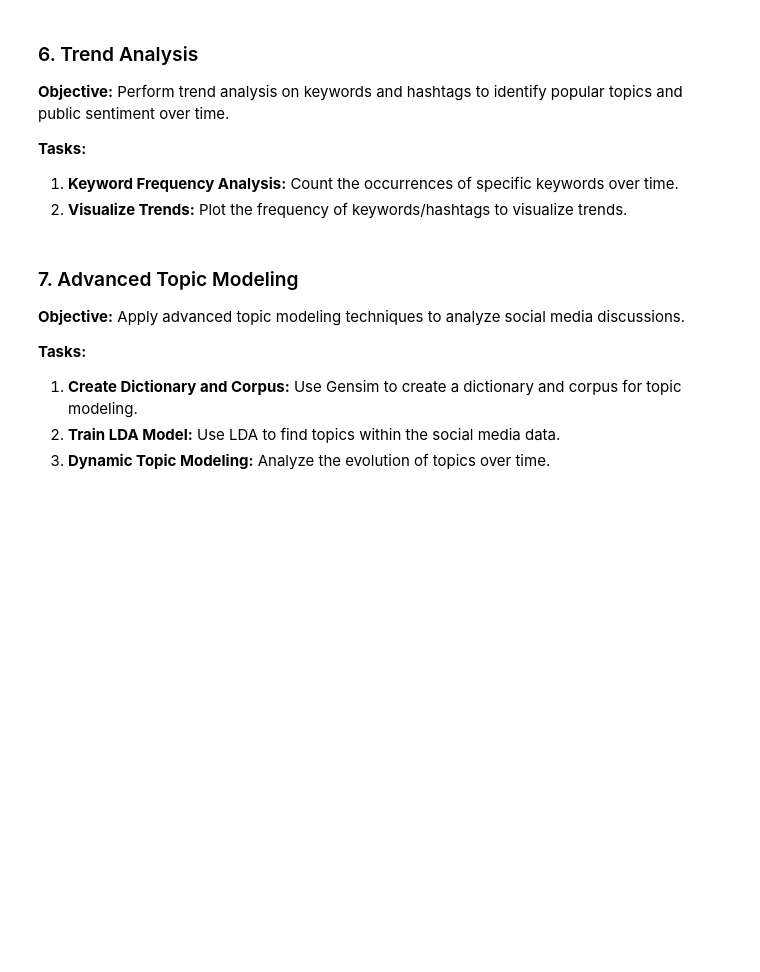
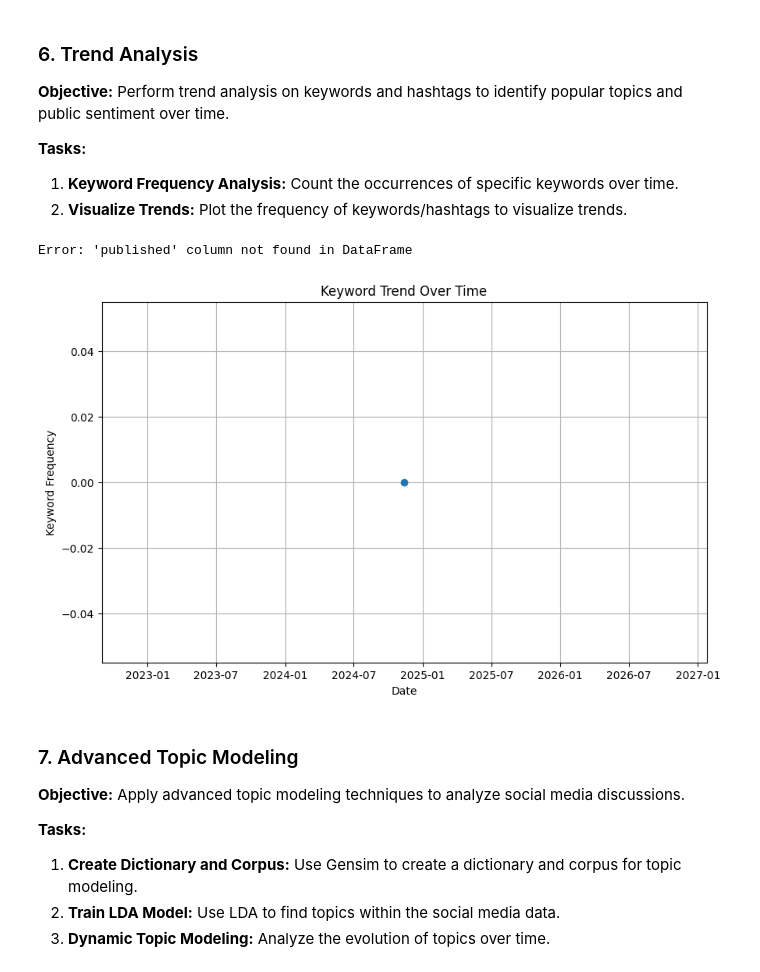
Before and after one commit to RobotX5/NoteBooks, a Jupyter notebook: MIS 3820/Week 13/Week_13_Lab_Notebook.ipynb, the cells around one changed output. Drawn from its saved outputs; the diff is of its cells as text; code cells hidden in the pictures; blank space fills up the shorter version.

```diff
--- a/MIS 3820/Week 13/Week_13_Lab_Notebook.ipynb
+++ b/MIS 3820/Week 13/Week_13_Lab_Notebook.ipynb
@@ -99,6 +133,10 @@ AttributeError: 'API' object has no attribute 'search'
 3. **Text Normalization:** Lowercase text, remove punctuation and URLs.
 # %%
 # Text preprocessing function
+import nltk
+nltk.download('stopwords')
+nltk.download('punkt_tab')
+
 stop_words = set(stopwords.words('english'))
 
 def preprocess_text(text):
@@ -106,5 +144,5 @@ def preprocess_text(text):
     tokens = [t for t in tokens if t not in stop_words and t.isalpha()]
     return ' '.join(tokens)
 
-df['cleaned_text'] = df['text'].apply(preprocess_text)
+df['cleaned_text'] = df['title'].apply(preprocess_text)
 print(df['cleaned_text'].head())
@@ -149,22 +200,32 @@ model.compile(optimizer='adam', loss='binary_crossentropy', metrics=['accuracy']
 1. **Keyword Frequency Analysis:** Count the occurrences of specific keywords over time.
 2. **Visualize Trends:** Plot the frequency of keywords/hashtags to visualize trends.
 # %%
-# Example of trend analysis using keyword frequency
-df['timestamp'] = pd.to_datetime(df['timestamp'])
-df.set_index('timestamp', inplace=True)
+# Ensure 'cleaned_text' column exists
+if 'cleaned_text' not in df.columns:
+	df['cleaned_text'] = df['title'].apply(preprocess_text)
+
+# Ensure 'published' column exists and is in datetime format
+if 'published' in df.columns:
+	df['datetime'] = pd.to_datetime(df['published'])
+	df.set_index('datetime', inplace=True)
+else:
+	print("Error: 'published' column not found in DataFrame")
 
 # Count occurrences of a keyword over time
 df['keyword_count'] = df['cleaned_text'].str.contains('data').astype(int)
 keyword_trend = df['keyword_count'].resample('D').sum()
 
 # Plot the trend
 plt.figure(figsize=(10, 6))
 plt.plot(keyword_trend, marker='o', linestyle='-')
 plt.title('Keyword Trend Over Time')
 plt.xlabel('Date')
 plt.ylabel('Keyword Frequency')
 plt.grid(True)
 plt.show()
+# %% [output]
+Error: 'published' column not found in DataFrame
+[figure, added]
 # %% [markdown]
 ### 7. Advanced Topic Modeling
 **Objective:** Apply advanced topic modeling techniques to analyze social media discussions.
```
Also changed, not shown: parts of 7 cells of this notebook.
